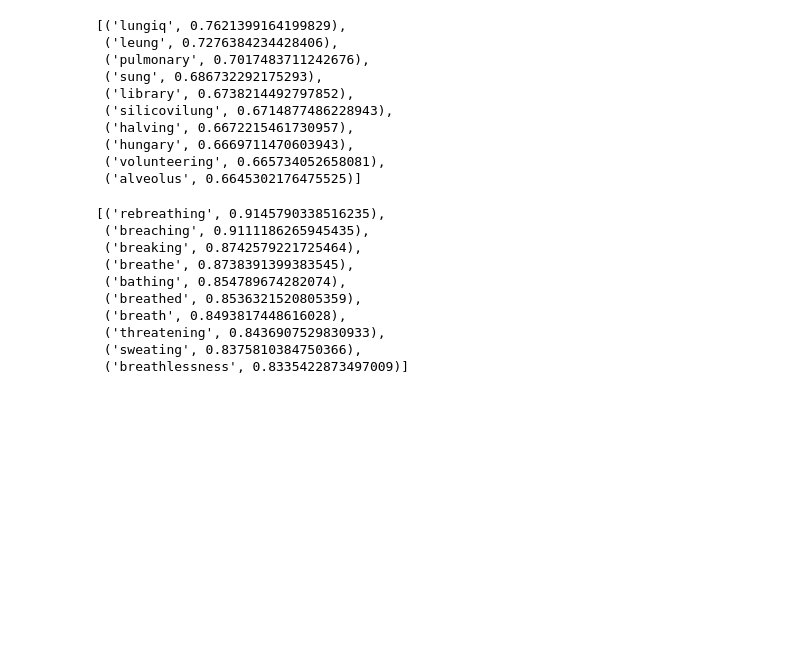
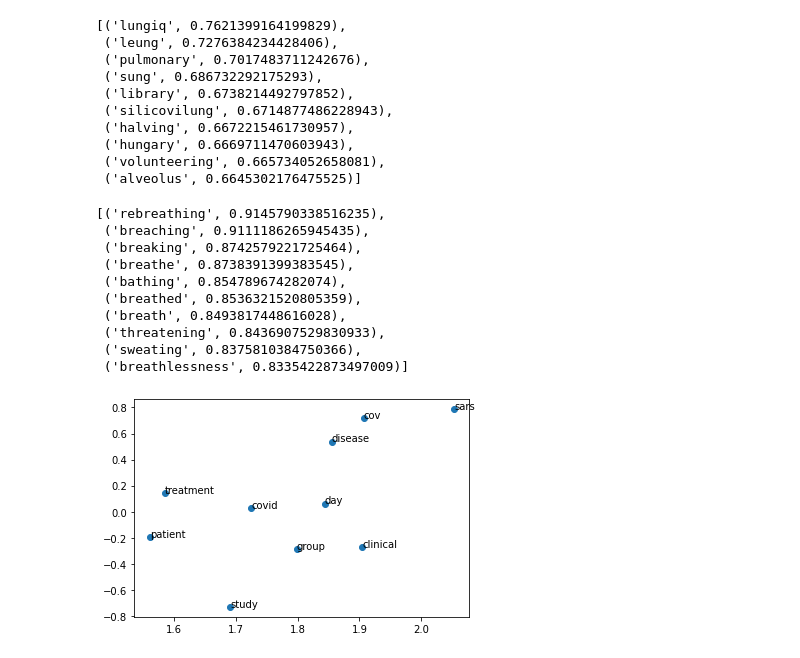
Before and after one commit to bouchra07/word2vec_fastText_Genism_medical_data, a Jupyter notebook: Medical_Embeddings.ipynb, the cells around one changed output. Cells and saved outputs as stored; diff of their text form; code cells hidden in the pictures; blank space fills up the shorter version.

Commit message:
PCA Plots

```diff
--- a/Medical_Embeddings.ipynb
+++ b/Medical_Embeddings.ipynb
@@ -267,0 +270,14 @@ FastText.wv.most_similar(positive=['breathing'],topn=10)
+# %%
+from sklearn.decomposition import PCA
+from matplotlib import pyplot
+X = skipgram.wv[skipgram.wv.index_to_key]    #stroing arrays of all words
+pca = PCA(n_components=2)                    #applying PCA to convert data into two dimensions
+result = pca.fit_transform(X)
+# %%
+pyplot.scatter(result[:10, 0], result[:10, 1])
+words = list(skipgram.wv.index_to_key)
+for i, word in enumerate(words[:10]):
+    pyplot.annotate(word, xy=(result[i, 0], result[i, 1]))
+pyplot.show()
+# %% [output]
+[figure, added]
```
Also changed, not shown: parts of 3 cells of this notebook.
